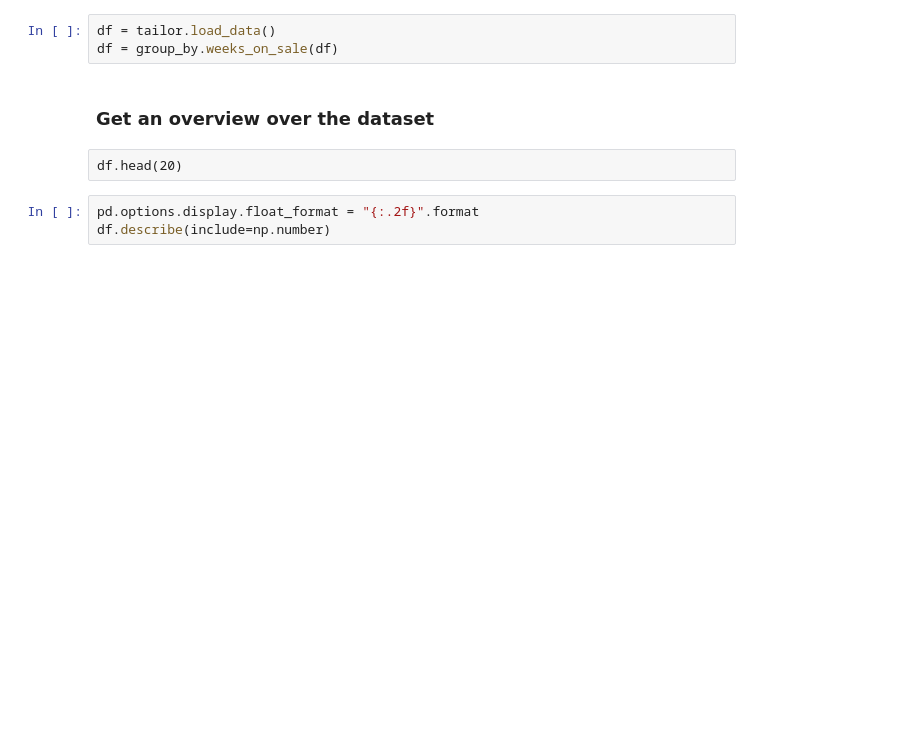
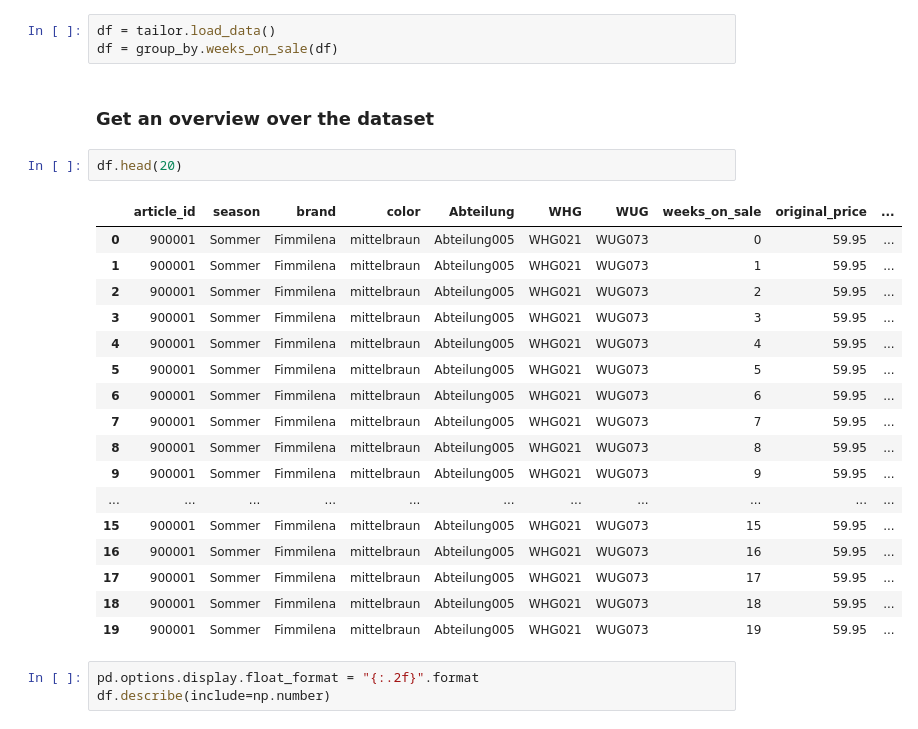
Before and after one commit to indyfree/tailor, a Jupyter notebook: notebooks/01-exploration-tailorit.ipynb, the cells around one changed output. Drawn from its saved outputs; the diff is of its cells as text; blank space fills up the shorter version.

```diff
--- a/notebooks/01-exploration-tailorit.ipynb
+++ b/notebooks/01-exploration-tailorit.ipynb
@@ -23,8 +23,26 @@ df = tailor.load_data()
 df = group_by.weeks_on_sale(df)
 # %% [markdown]
 ### Get an overview over the dataset
-# %% [raw]
-df.head(20)
+# %%
+df.head(20)
+# %% [output]
+|  | article_id | season | brand | color | Abteilung | WHG | WUG | weeks_on_sale | original_price | ... |
+| 0 | 900001 | Sommer | Fimmilena | mittelbraun | Abteilung005 | WHG021 | WUG073 | 0 | 59.95 | ... |
+| 1 | 900001 | Sommer | Fimmilena | mittelbraun | Abteilung005 | WHG021 | WUG073 | 1 | 59.95 | ... |
+| 2 | 900001 | Sommer | Fimmilena | mittelbraun | Abteilung005 | WHG021 | WUG073 | 2 | 59.95 | ... |
+| 3 | 900001 | Sommer | Fimmilena | mittelbraun | Abteilung005 | WHG021 | WUG073 | 3 | 59.95 | ... |
+| 4 | 900001 | Sommer | Fimmilena | mittelbraun | Abteilung005 | WHG021 | WUG073 | 4 | 59.95 | ... |
+| 5 | 900001 | Sommer | Fimmilena | mittelbraun | Abteilung005 | WHG021 | WUG073 | 5 | 59.95 | ... |
+| 6 | 900001 | Sommer | Fimmilena | mittelbraun | Abteilung005 | WHG021 | WUG073 | 6 | 59.95 | ... |
+| 7 | 900001 | Sommer | Fimmilena | mittelbraun | Abteilung005 | WHG021 | WUG073 | 7 | 59.95 | ... |
+| 8 | 900001 | Sommer | Fimmilena | mittelbraun | Abteilung005 | WHG021 | WUG073 | 8 | 59.95 | ... |
+| 9 | 900001 | Sommer | Fimmilena | mittelbraun | Abteilung005 | WHG021 | WUG073 | 9 | 59.95 | ... |
+| ... | ... | ... | ... | ... | ... | ... | ... | ... | ... | ... |
+| 15 | 900001 | Sommer | Fimmilena | mittelbraun | Abteilung005 | WHG021 | WUG073 | 15 | 59.95 | ... |
+| 16 | 900001 | Sommer | Fimmilena | mittelbraun | Abteilung005 | WHG021 | WUG073 | 16 | 59.95 | ... |
+| 17 | 900001 | Sommer | Fimmilena | mittelbraun | Abteilung005 | WHG021 | WUG073 | 17 | 59.95 | ... |
+| 18 | 900001 | Sommer | Fimmilena | mittelbraun | Abteilung005 | WHG021 | WUG073 | 18 | 59.95 | ... |
+| 19 | 900001 | Sommer | Fimmilena | mittelbraun | Abteilung005 | WHG021 | WUG073 | 19 | 59.95 | ... |
 # %%
 pd.options.display.float_format = "{:.2f}".format
 df.describe(include=np.number)
```
Also changed, not shown: 1 other file.
